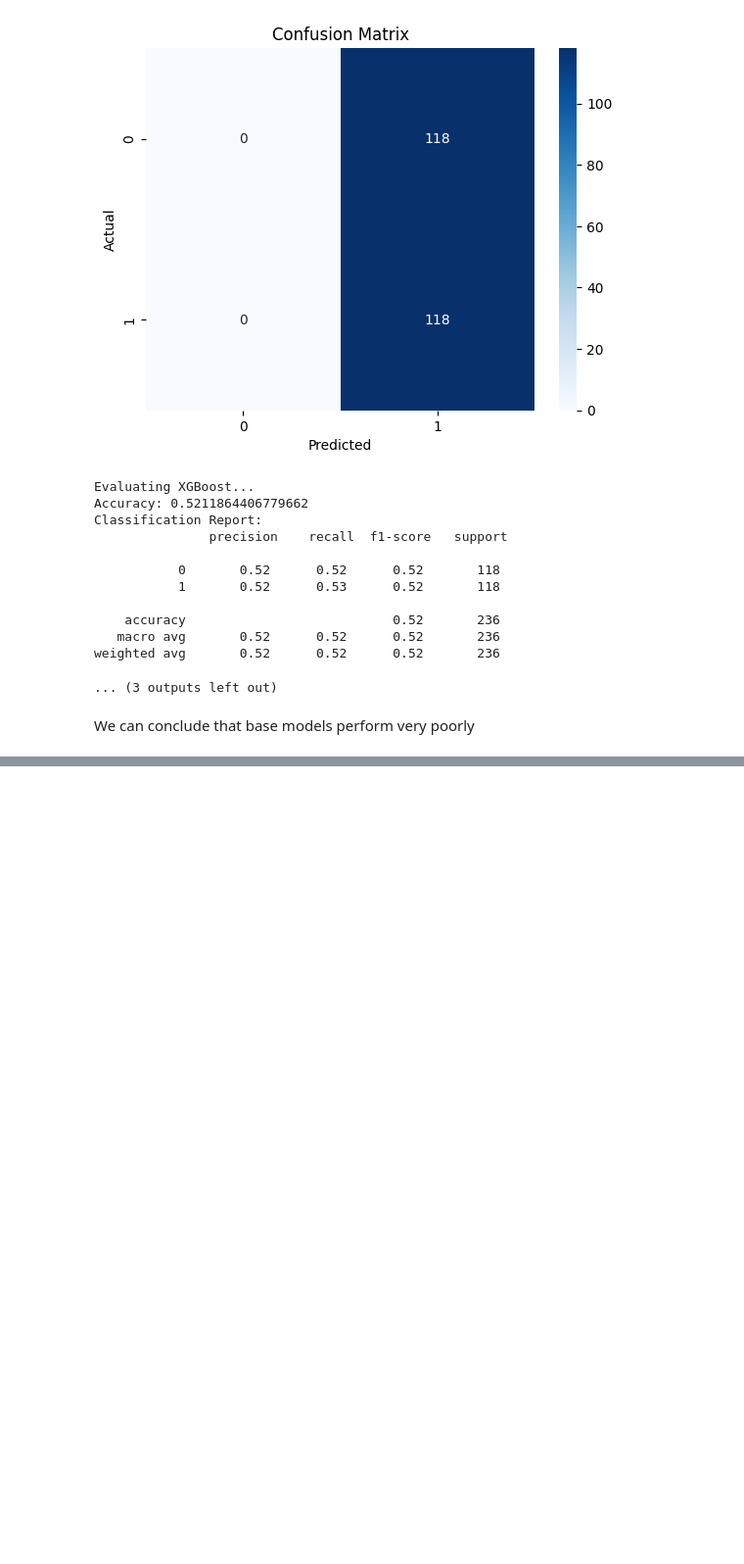
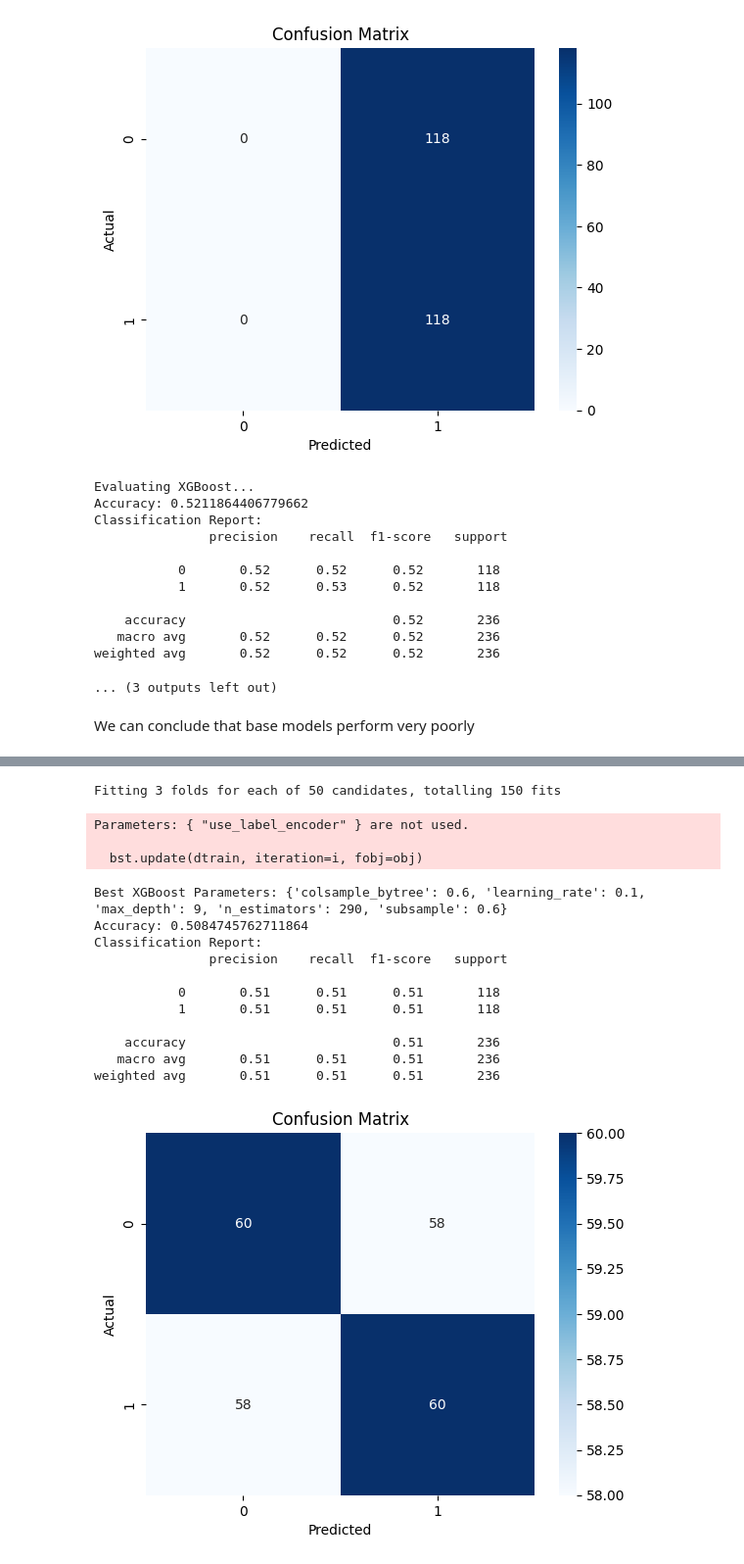
Before and after one commit to ViktorijaProjkova/AI-vs-Human-Content-Detection, a Jupyter notebook: notebooks/2_ML_training.ipynb, the cells around one changed output, grey strips where cells are left out. Shown at 98% size. Drawn from its saved outputs; the diff is of its cells as text; code cells hidden in the pictures; blank space fills up the shorter version.

```diff
--- a/notebooks/2_ML_training.ipynb
+++ b/notebooks/2_ML_training.ipynb
@@ -180,0 +216,31 @@ We can conclude that base models perform very poorly
+# %%
+# Hyperparameter grid for XGBoost
+xgb_param_grid = {
+    'n_estimators': randint(50, 300),
+    'max_depth': randint(3, 20),
+    'learning_rate': [0.01, 0.05, 0.1, 0.2],
+    'subsample': [0.6, 0.8, 1.0],
+    'colsample_bytree': [0.6, 0.8, 1.0]
+}
+xgb_random_search = RandomizedSearchCV(estimator=xgb_model, param_distributions=xgb_param_grid, n_iter=50, cv=3, verbose=2, random_state=42, n_jobs=-1)
+xgb_random_search.fit(X_train, y_train)
+best_xgb_model = xgb_random_search.best_estimator_
+print("Best XGBoost Parameters:", xgb_random_search.best_params_)
+evaluate_model(best_xgb_model, X_test, y_test)
+# %% [output]
+Fitting 3 folds for each of 50 candidates, totalling 150 fits
+Parameters: { "use_label_encoder" } are not used.
+
+  bst.update(dtrain, iteration=i, fobj=obj)
+Best XGBoost Parameters: {'colsample_bytree': 0.6, 'learning_rate': 0.1, 'max_depth': 9, 'n_estimators': 290, 'subsample': 0.6}
+Accuracy: 0.5084745762711864
+Classification Report:
+               precision    recall  f1-score   support
+
+           0       0.51      0.51      0.51       118
+           1       0.51      0.51      0.51       118
+
+    accuracy                           0.51       236
+   macro avg       0.51      0.51      0.51       236
+weighted avg       0.51      0.51      0.51       236
+[figure, added]
```
Also changed, not shown: parts of 10 cells of this notebook.
